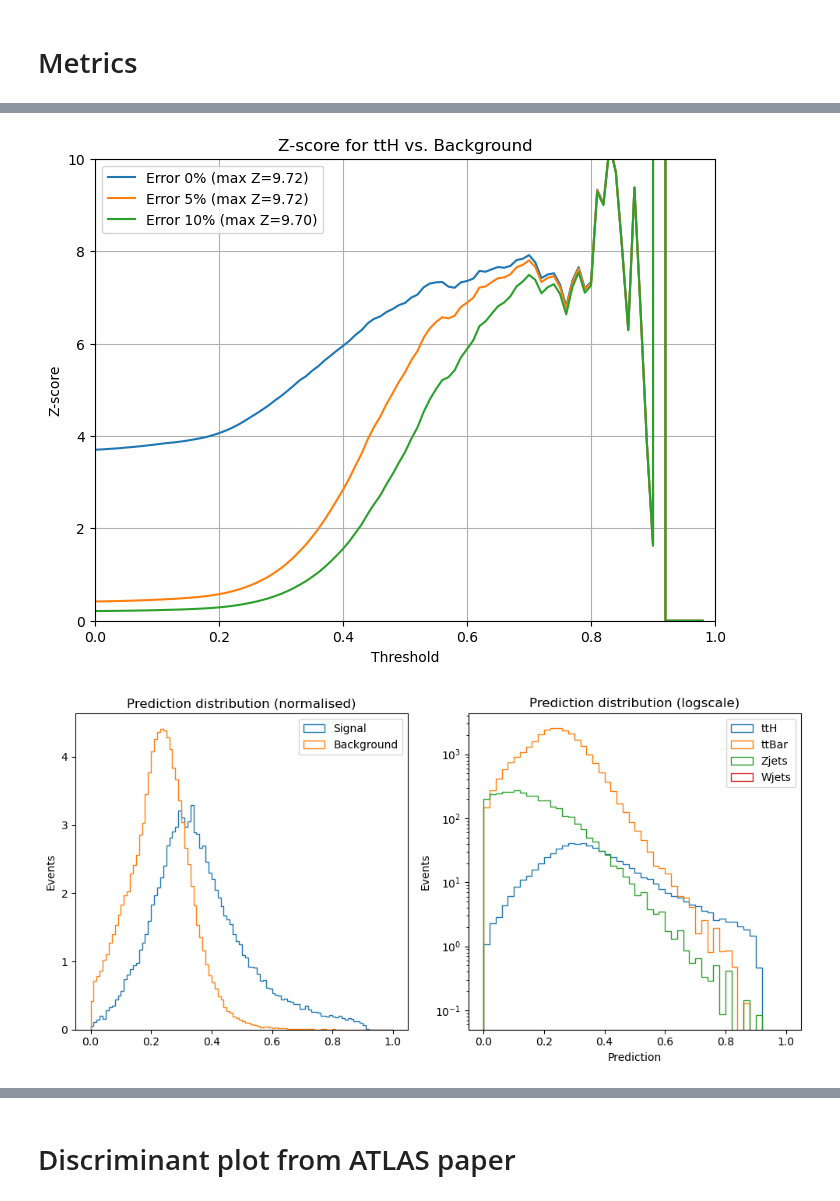
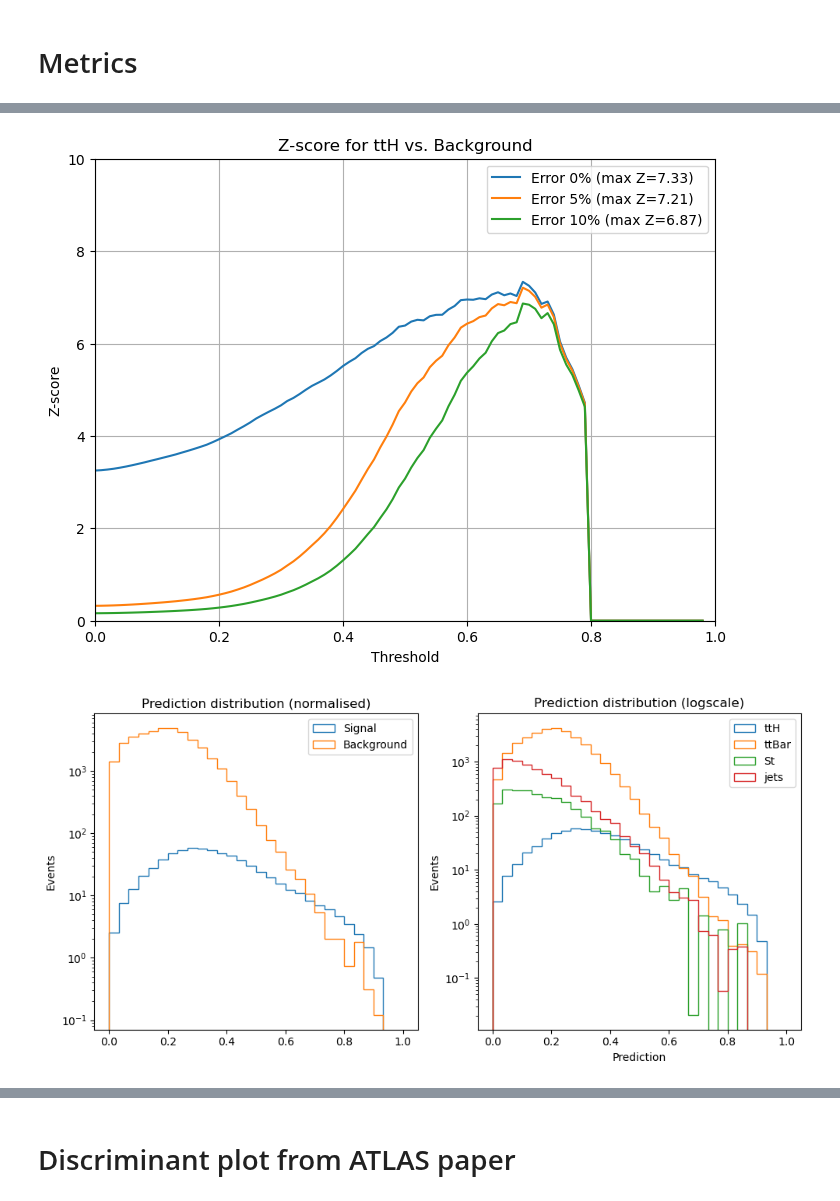
Before and after one commit to inigostibbe/msciproject, a Jupyter notebook: bristol-tth-transformer-msc_project/bristol-tth-transformer-msc_project/notebooks/training_multi.ipynb, the cells around one changed output, grey strips where cells are left out. Drawn from its saved outputs; the diff is of its cells as text; code cells hidden in the pictures.

```diff
--- a/bristol-tth-transformer-msc_project/bristol-tth-transformer-msc_project/notebooks/training_multi.ipynb
+++ b/bristol-tth-transformer-msc_project/bristol-tth-transformer-msc_project/notebooks/training_multi.ipynb
@@ -58,7 +58,7 @@ outdir = f"./model_training/AOTransformer_{current_time}"
 os.makedirs(outdir, exist_ok=False)
 
 # Main path
-main_path = '/home/pk21271/prep_data/ttH_ttbar_Zjets'
+main_path = '/home/pk21271/prep_data/ttH_ttbar_singleT_jets'
 
 # File paths
 x_path = os.path.join(main_path, 'X.pt')
@@ -137,7 +137,7 @@ The loss function is a composite of BCE, and decorrelation from the MET, to ensu
 # loss_function = CrossEntropyWeightedLoss(weighted = True) # Test with no weights,
 
 alpha = 0.25 # This is the weight for the signal class, the rest is divided among the background classes
-alpha = [alpha, (1-alpha)/2, (1-alpha)/2]
+alpha = [alpha, (1-alpha)/3, (1-alpha)/3, (1-alpha)/3]
 # alpha = [alpha, (1-alpha)] # For binary classification
 
 gamma = 2 # 2 is recommended, 0 is equivalent to CE
@@ -509,6 +555,11 @@ for threshold in thresholds:
     for err in error_levels:
         sig_B = B * err  # Apply systematic uncertainty
         Z = S / np.sqrt(B + sig_B**2 + 1e-10)  # Avoid division by zero
+
+        # If B or S is less than 3, set Z to 0
+        if B < 3 or S < 3:
+            Z = 0
+
         z_scores_dict[err].append(Z)
 
 # Find the threshold corresponding to max Z-score for each error level
@@ -522,7 +573,7 @@ for err, z_scores in z_scores_dict.items():
     # print(f"Max Z-score for error {int(err*100)}%: {max_z:.3f} at threshold {max_threshold:.3f}")
 
     # Store formatted legend label
-    # legend_labels.append(f"Error {int(err*100)}% (max Z={max_below_threshold(z_scores, x):.2f} @ T={max_threshold:.2f})")
+    # legend_labels.append(f"Error {int(err*100)}% (max Z
     legend_labels.append(f"Error {int(err*100)}% (max Z={max_below_threshold(z_scores, x):.2f})")
 
 
@@ -541,35 +592,38 @@ plt.xlim(0, 1)
 plt.legend()
 plt.show()
 # %% [output]
-[figure, old version]
+[figure, new version]
 # %%
 labels_flat = labels.flatten()
 
 # Create a figure with two subplots
 fig, axes = plt.subplots(nrows=1, ncols=2, figsize=(10, 5), sharex=True)
 
 # First plot (Binary classification: Signal vs. Background)
-axes[0].hist(probs_flat[binary_labels == 1], bins=100, range=(0, 1), weights=wn[binary_labels == 1], histtype='step', label='Signal', density=True)
-axes[0].hist(probs_flat[binary_labels == 0], bins=100, range=(0, 1), weights=wn[binary_labels == 0], histtype='step', label='Background', density=True)
+# axes[0].hist(probs_flat[binary_labels == 1], bins=100, range=(0, 1), weights=wn[binary_labels == 1], histtype='step', label='Signal', density=True)
+# axes[0].hist(probs_flat[binary_labels == 0], bins=100, range=(0, 1), weights=wn[binary_labels == 0], histtype='step', label='Background', density=True)
+axes[0].hist(probs_flat[binary_labels == 1], bins=30, range=(0, 1), weights=wn[binary_labels == 1], histtype='step', label='Signal')
+axes[0].hist(probs_flat[binary_labels == 0], bins=30, range=(0, 1), weights=wn[binary_labels == 0], histtype='step', label='Background')
 axes[0].legend()
 axes[0].set_ylabel('Events')
+axes[0].set_yscale('log')
 axes[0].set_title('Prediction distribution (normalised)')
 
 # Second plot (Multi-class: ttH, ttBar, Zjets)
-axes[1].hist(probs_flat[labels_flat == 0], bins=50, range=(0, 1), weights=wn[labels_flat == 0], histtype='step', label='ttH')
-axes[1].hist(probs_flat[labels_flat == 1], bins=50, range=(0, 1), weights=wn[labels_flat == 1], histtype='step', label='ttBar')
-axes[1].hist(probs_flat[labels_flat == 2], bins=50, range=(0, 1), weights=wn[labels_flat == 2], histtype='step', label='Zjets')
-axes[1].hist(probs_flat[labels_flat == 3], bins=50, range=(0, 1), weights=wn[labels_flat == 3], histtype='step', label='Wjets')
+axes[1].hist(probs_flat[labels_flat == 0], bins=30, range=(0, 1), weights=wn[labels_flat == 0], histtype='step', label='ttH')
+axes[1].hist(probs_flat[labels_flat == 1], bins=30, range=(0, 1), weights=wn[labels_flat == 1], histtype='step', label='ttBar')
+axes[1].hist(probs_flat[labels_flat == 2], bins=30, range=(0, 1), weights=wn[labels_flat == 2], histtype='step', label='St')
+axes[1].hist(probs_flat[labels_flat == 3], bins=30, range=(0, 1), weights=wn[labels_flat == 3], histtype='step', label='jets')
 # axes[1].hist(probs_flat[labels_flat == 4], bins=50, range=(0, 1), weights=wn[labels_flat == 4], histtype='step', label='Multi')
 
 axes[1].legend()
 axes[1].set_xlabel('Prediction')
 axes[1].set_ylabel('Events')
 axes[1].set_title('Prediction distribution (logscale)')
 axes[1].set_yscale('log')
 
 # Show the figure
 plt.tight_layout()
 plt.show()
 # %% [output]
-[figure, old version]
+[figure, new version]
```
Also changed, not shown: parts of 12 cells of this notebook, 13 other files.
